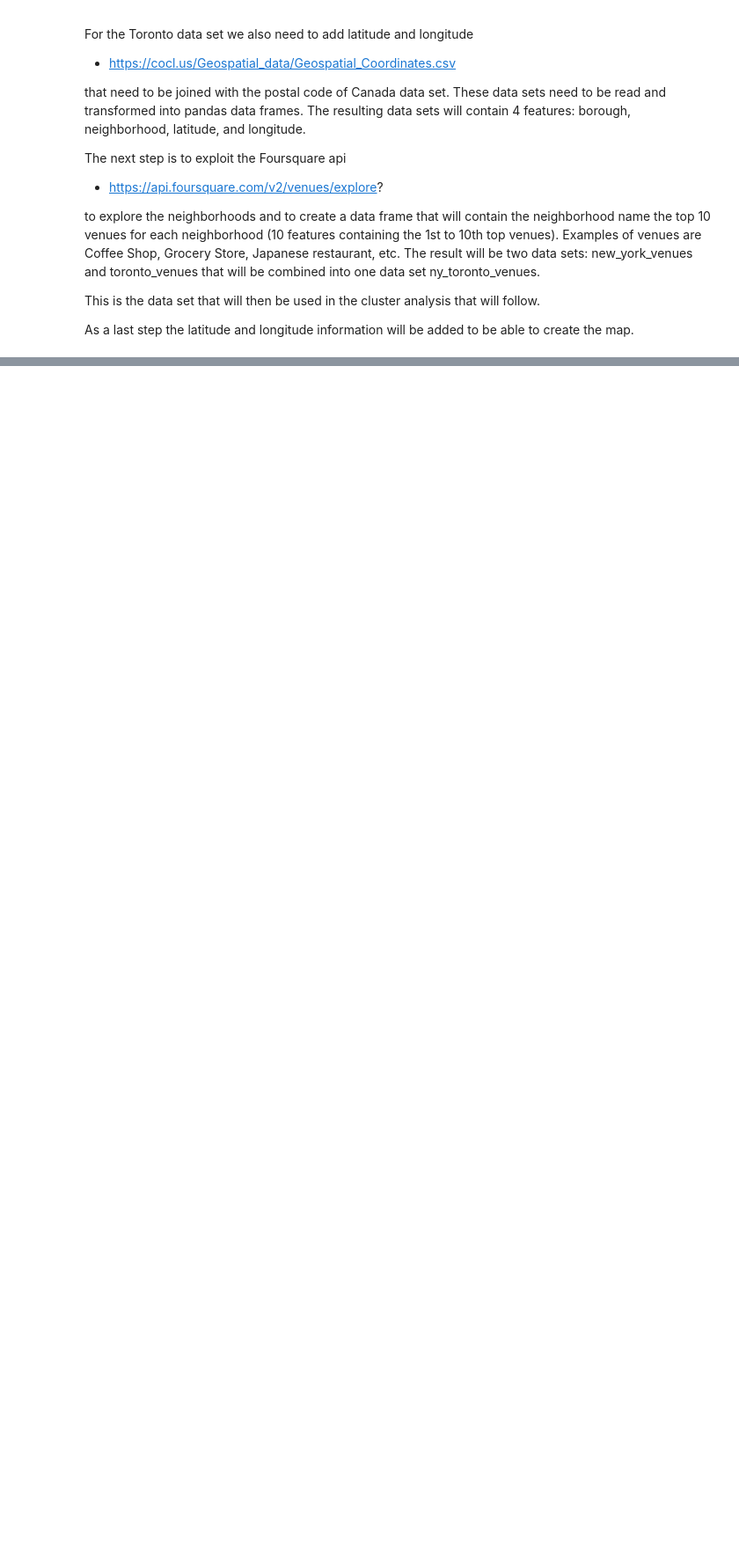
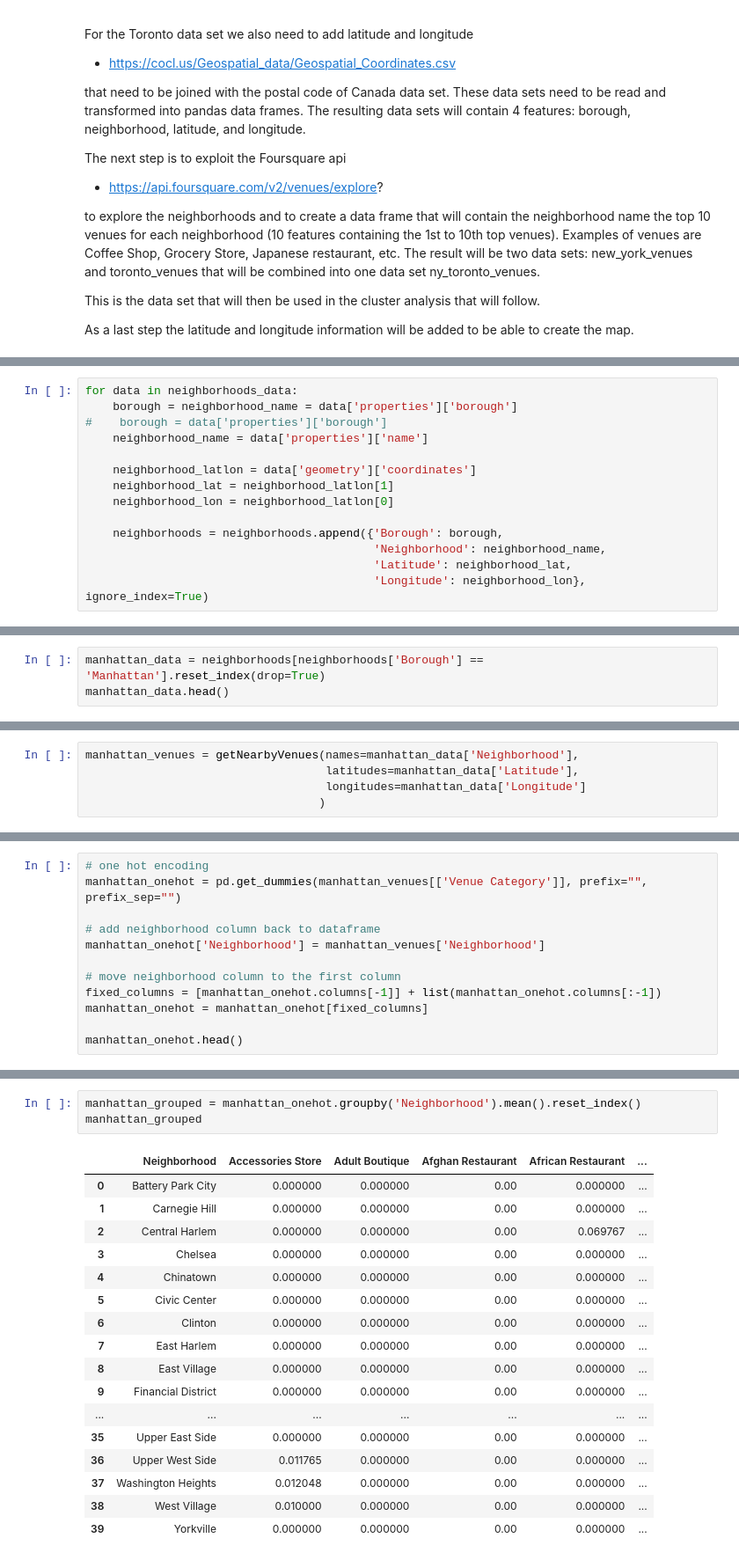
Before and after one commit to Frenchhorn006/Coursera_Capstone, a Jupyter notebook: Capstone Project - Comparing Neighborhoods .ipynb, the cells around one changed output, grey strips where cells are left out. Shown at 88% size. Saved outputs shown, nothing was run; the diff lists cells and outputs as text; blank space fills up the shorter version.

```diff
--- a/Capstone Project - Comparing Neighborhoods .ipynb
+++ b/Capstone Project - Comparing Neighborhoods .ipynb
@@ -35,0 +556,14 @@ As a last step the latitude and longitude information will be added to be able t
+# %%
+for data in neighborhoods_data:
+    borough = neighborhood_name = data['properties']['borough']
+#    borough = data['properties']['borough']
+    neighborhood_name = data['properties']['name']
+
+    neighborhood_latlon = data['geometry']['coordinates']
+    neighborhood_lat = neighborhood_latlon[1]
+    neighborhood_lon = neighborhood_latlon[0]
+
+    neighborhoods = neighborhoods.append({'Borough': borough,
+                                          'Neighborhood': neighborhood_name,
+                                          'Latitude': neighborhood_lat,
+                                          'Longitude': neighborhood_lon}, ignore_index=True)
@@ -35,0 +618,3 @@ As a last step the latitude and longitude information will be added to be able t
+# %%
+manhattan_data = neighborhoods[neighborhoods['Borough'] == 'Manhattan'].reset_index(drop=True)
+manhattan_data.head()
@@ -35,0 +658,5 @@ As a last step the latitude and longitude information will be added to be able t
+# %%
+manhattan_venues = getNearbyVenues(names=manhattan_data['Neighborhood'],
+                                   latitudes=manhattan_data['Latitude'],
+                                   longitudes=manhattan_data['Longitude']
+                                  )
@@ -35,0 +698,12 @@ As a last step the latitude and longitude information will be added to be able t
+# %%
+# one hot encoding
+manhattan_onehot = pd.get_dummies(manhattan_venues[['Venue Category']], prefix="", prefix_sep="")
+
+# add neighborhood column back to dataframe
+manhattan_onehot['Neighborhood'] = manhattan_venues['Neighborhood']
+
+# move neighborhood column to the first column
+fixed_columns = [manhattan_onehot.columns[-1]] + list(manhattan_onehot.columns[:-1])
+manhattan_onehot = manhattan_onehot[fixed_columns]
+
+manhattan_onehot.head()
@@ -35,0 +721,21 @@ As a last step the latitude and longitude information will be added to be able t
+# %%
+manhattan_grouped = manhattan_onehot.groupby('Neighborhood').mean().reset_index()
+manhattan_grouped
+# %% [output]
+|  | Neighborhood | Accessories Store | Adult Boutique | Afghan Restaurant | African Restaurant | ... |
+| 0 | Battery Park City | 0.000000 | 0.000000 | 0.00 | 0.000000 | ... |
+| 1 | Carnegie Hill | 0.000000 | 0.000000 | 0.00 | 0.000000 | ... |
+| 2 | Central Harlem | 0.000000 | 0.000000 | 0.00 | 0.069767 | ... |
+| 3 | Chelsea | 0.000000 | 0.000000 | 0.00 | 0.000000 | ... |
+| 4 | Chinatown | 0.000000 | 0.000000 | 0.00 | 0.000000 | ... |
+| 5 | Civic Center | 0.000000 | 0.000000 | 0.00 | 0.000000 | ... |
+| 6 | Clinton | 0.000000 | 0.000000 | 0.00 | 0.000000 | ... |
+| 7 | East Harlem | 0.000000 | 0.000000 | 0.00 | 0.000000 | ... |
+| 8 | East Village | 0.000000 | 0.000000 | 0.00 | 0.000000 | ... |
+| 9 | Financial District | 0.000000 | 0.000000 | 0.00 | 0.000000 | ... |
+| ... | ... | ... | ... | ... | ... | ... |
+| 35 | Upper East Side | 0.000000 | 0.000000 | 0.00 | 0.000000 | ... |
+| 36 | Upper West Side | 0.011765 | 0.000000 | 0.00 | 0.000000 | ... |
+| 37 | Washington Heights | 0.012048 | 0.000000 | 0.00 | 0.000000 | ... |
+| 38 | West Village | 0.010000 | 0.000000 | 0.00 | 0.000000 | ... |
+| 39 | Yorkville | 0.000000 | 0.000000 | 0.00 | 0.000000 | ... |
```
Also changed, not shown: parts of 91 cells of this notebook.
